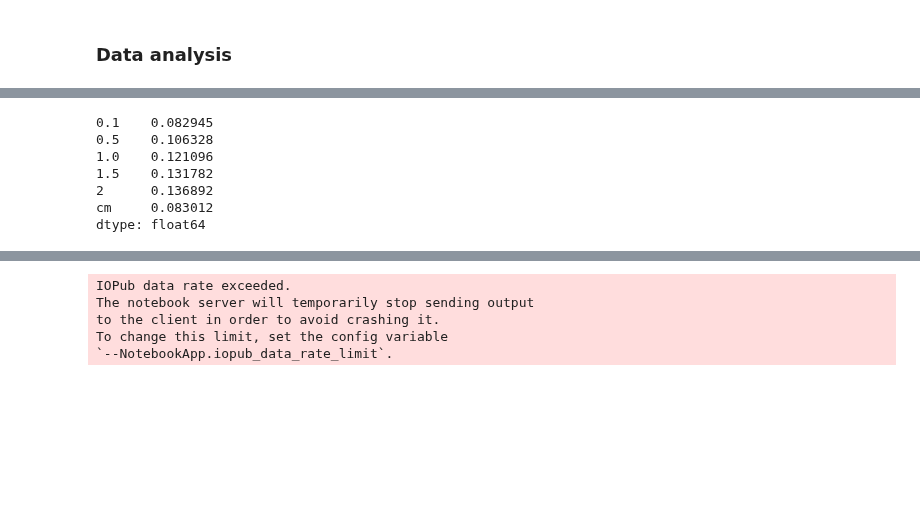
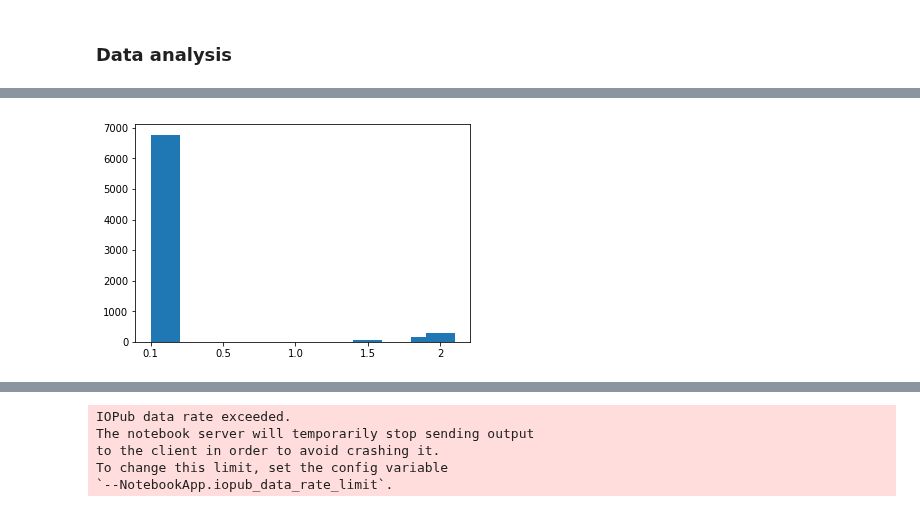
Before and after one commit to jimola/S18_Research, a Jupyter notebook: Python/LogRegChoice.ipynb, the cells around one changed output, grey strips where cells are left out. Saved outputs shown, nothing was run; the diff lists cells and outputs as text; code cells hidden in the pictures; blank space fills up the shorter version.

Commit message:
Highlighted improvements for Log Regression method

```diff
--- a/Python/LogRegChoice.ipynb
+++ b/Python/LogRegChoice.ipynb
@@ -292,9 +279,7 @@ array([ 0.08587098,  0.10133844,  0.11961043,  0.13002583,  0.14041655,
 # %%
-"""
 def get_cm(db):
     return DTChoice(db, DBMetafeatures(), {a.name: a for a in alg_list}, reps=1)
 from multiprocessing import Pool
 pool = Pool(processes=3)
-cms = pool.map(get_cm, [adult_data[:10], default_data[:10], lending_data[:10]])
-"""
+cms = pool.map(get_cm, [adult_data, default_data, lending_data])
 # %% [output]
@@ -302,5 +347,34 @@ ValueError: Input contains NaN, infinity or a value too large for dtype('float64
+# %%
+#When we fix the above problem, this might improve our result
+class DBMetafeatures:
+    def __init__(self):
+        A = {'nrow': 0, 'ncol': 0, 'eps': 0, 'numy': 1}
+        B = A.copy()
+        for a, b in A.items():
+            start = False
+            for c, d in A.items():
+                if start:
+                    B[a + '*' + c] = max(b, d)
+                    B[a + '/' + c] = max(b, d)
+                if a == c:
+                    start = True
+        self.sensitivities = B
+    def __call__(self, dataset):
+        A = {'nrow': dataset.X.shape[0],
+                'ncol': dataset.ncol,
+                'eps': dataset.epsilon,
+                'numy': dataset.y.sum()}
+        B = A.copy()
+        for a, b in A.items():
+            start = False
+            for c, d in A.items():
+                if start:
+                    B[a + '*' + c] = b*d
+                    B[a + '/' + c] = b/d
+                if a == c:
+                    start = True
+        return B
 # %%
-#adult_cm, lending_cm, default_cm
-cm1 = DTChoice(adult_data + lending_data, DBMetafeatures(),
-               {a.name: a for a in alg_list}, 1,
-               pd.concat((adult_cm.y, lending_cm.y)))
+adult_test_cm2 = DTChoice(adult_data + lending_data, DBMetafeatures(),
+                       {a.name: a for a in alg_list}, 1,
+                       pd.concat((adult_cm.y, lending_cm.y)))
@@ -307,2 +393,2 @@ cm1 = DTChoice(adult_data + lending_data, DBMetafeatures(),
 # %%
-L = [cm1.get_regret(x) for x in default_data]
+algs = [adult_test_cm2.get_best_alg(x, 0.1) for x in default_data]
@@ -311,10 +394,0 @@ L = pd.concat(L)
-# %%
-L.mean(axis=0)
-# %% [output]
-0.1    0.082945
-0.5    0.106328
-1.0    0.121096
-1.5    0.131782
-2      0.136892
-cm     0.083012
-dtype: float64
@@ -320,0 +397,4 @@ dtype: float64
+# %%
+_ = plt.hist(algs)
+# %% [output]
+[figure, added]
```
Also changed, not shown: parts of 36 cells of this notebook.
